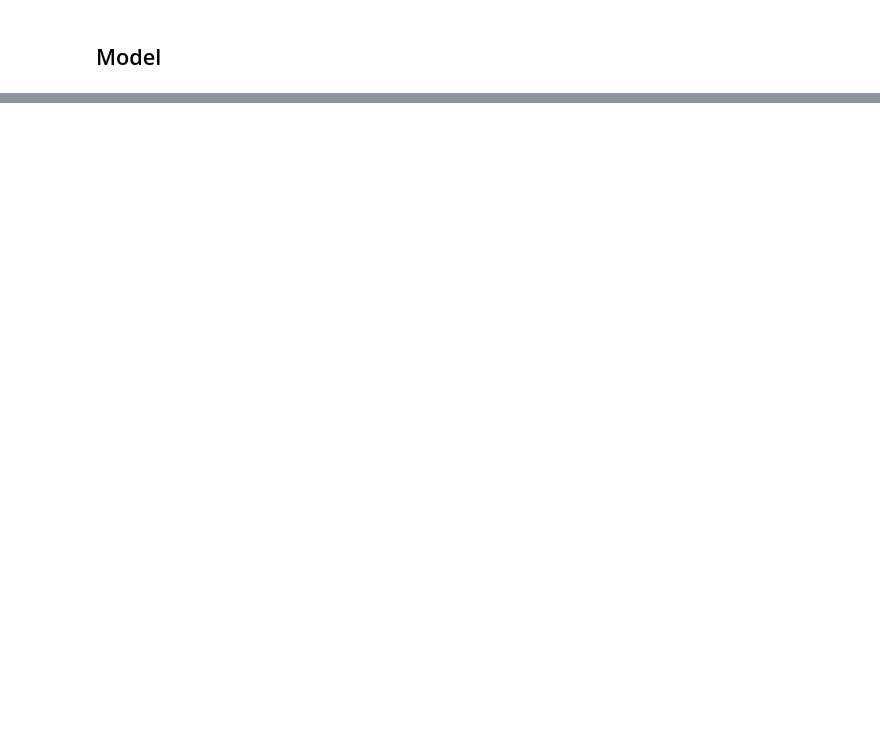
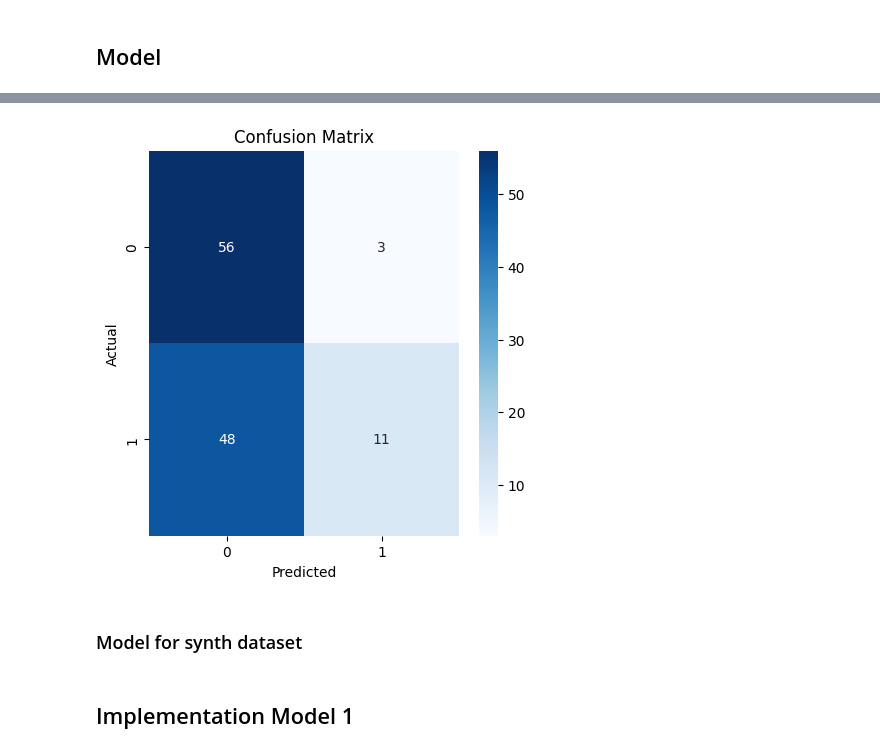
Before and after one commit to thsator/sat-imagery-ml, a Jupyter notebook: 3_Model/model_definition_evaluation.ipynb, the cells around one changed output, grey strips where cells are left out. Saved outputs shown, nothing was run; the diff lists cells and outputs as text; code cells hidden in the pictures; blank space fills up the shorter version.

```diff
--- a/3_Model/model_definition_evaluation.ipynb
+++ b/3_Model/model_definition_evaluation.ipynb
@@ -101,0 +272,9 @@ print(f"Done. Augmented images saved to: {output_dir}")
+# %%
+counts = {0: 0, 1: 0}
+
+for images, labels in combined_dataset:
+    unique, counts_batch = np.unique(labels.numpy(), return_counts=True)
+    for u, c in zip(unique, counts_batch):
+        counts[u] += c
+
+print(f"Label counts: {counts}")
@@ -164,0 +397,37 @@ print(f"Label counts: {counts}")
+# %%
+import numpy as np
+from sklearn.metrics import accuracy_score, precision_score, recall_score, f1_score, confusion_matrix
+import matplotlib.pyplot as plt
+import seaborn as sns
+y_true = []
+y_pred = []
+
+for images, labels in test_df:
+    preds = baseline_model.predict(images)
+    y_true.extend(labels.numpy().flatten())
+    y_pred.extend(preds.flatten())
+
+# Convert probabilities to binary
+y_pred_labels = [1 if p >= 0.5 else 0 for p in y_pred]
+
+# Compute metrics
+acc = accuracy_score(y_true, y_pred_labels)
+prec = precision_score(y_true, y_pred_labels)
+rec = recall_score(y_true, y_pred_labels)
+f1 = f1_score(y_true, y_pred_labels)
+
+print("Accuracy:", acc)
+print("Precision:", prec)
+print("Recall:", rec)
+print("F1 Score:", f1)
+
+# Confusion matrix
+cm = confusion_matrix(y_true, y_pred_labels)
+
+plt.figure(figsize=(5,5))
+sns.heatmap(cm, annot=True, fmt='d', cmap='Blues')
+plt.xlabel('Predicted')
+plt.ylabel('Actual')
+plt.title('Confusion Matrix')
+plt.show()
+# %% [output]
@@ -165 +442,6 @@ print(f"Label counts: {counts}")
+[figure, added]
+# %% [markdown]
+### Model for synth dataset
+# %% [markdown]
+## Implementation Model 1
 # %%
```
Also changed, not shown: parts of 38 cells of this notebook.
